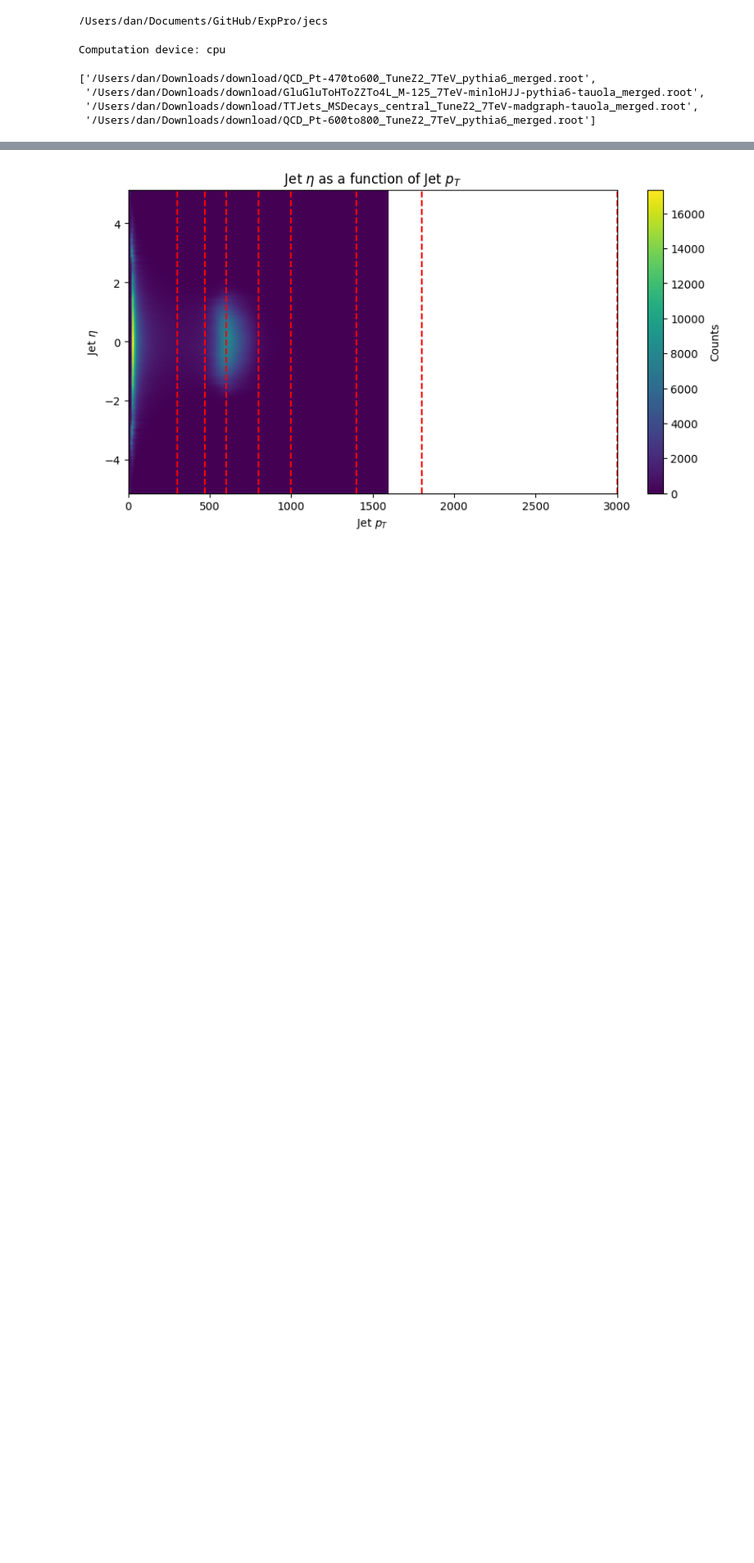
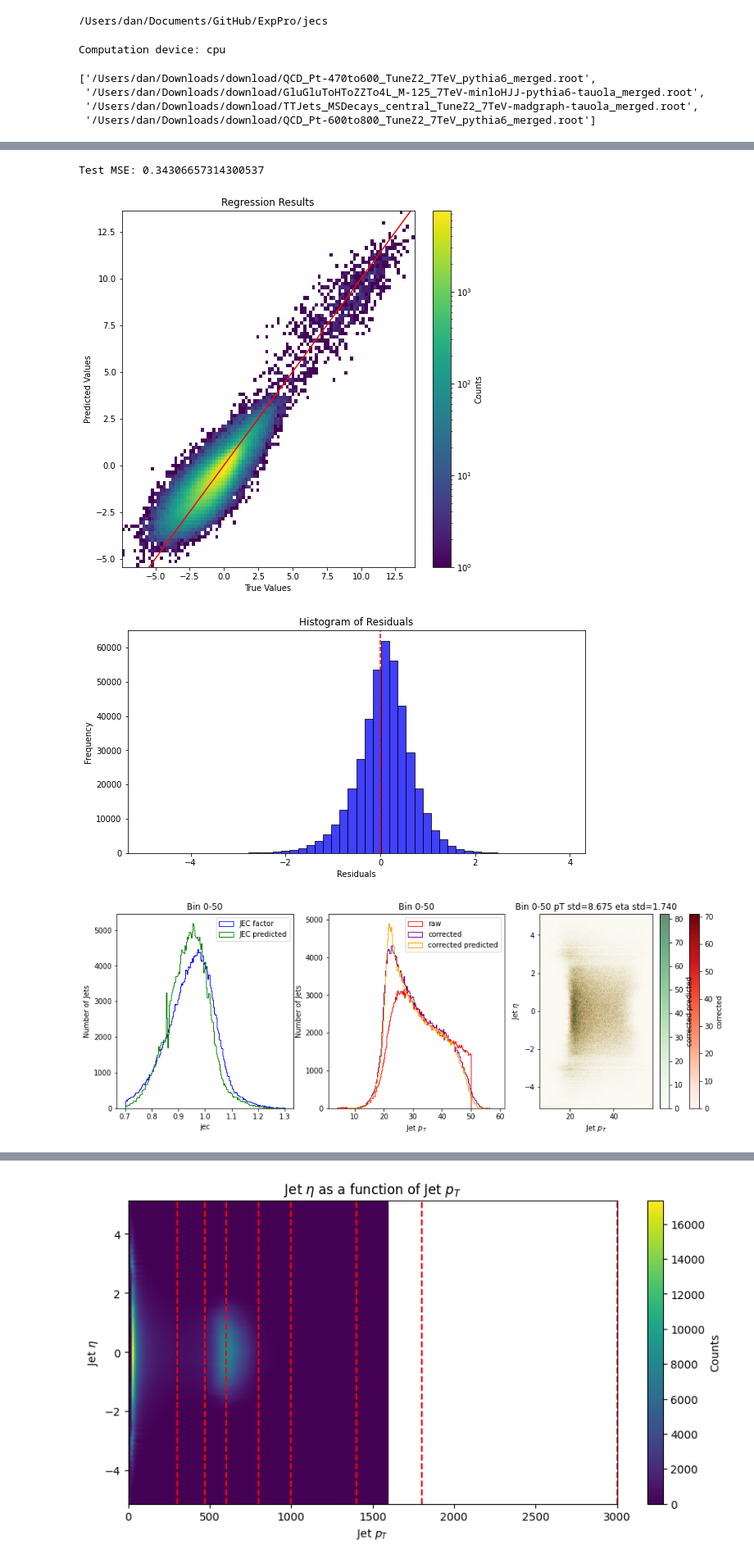
Before and after one commit to DanGodi/ExpPro, a Jupyter notebook: Notebooks/jecs_different_data.ipynb, the cells around one changed output, grey strips where cells are left out. Shown at 82% size. Drawn from its saved outputs; the diff is of its cells as text; code cells hidden in the pictures; blank space fills up the shorter version.

```diff
--- a/Notebooks/jecs_different_data.ipynb
+++ b/Notebooks/jecs_different_data.ipynb
@@ -135,0 +180,31 @@ Test MSE: 0.1502615064382553
+# %%
+fp = ['/Users/dan/Downloads/download/GluGluToHToZZTo4L_M-125_7TeV-minloHJJ-pythia6-tauola_merged.root']
+# Initialize empty NumPy arrays
+pts_test_third = np.empty((0,), dtype=np.float32)
+etas_test_third = np.empty((0,), dtype=np.float32)
+area_test_third = np.empty((0,), dtype=np.float32)
+npvs_test_third = np.empty((0,), dtype=np.int32)
+jecs_test_third = np.empty((0,), dtype=np.float32)
+
+# Load data efficiently
+for current_pts_test_third, current_etas_test_third, current_area_test_third, current_npvs_test_third, current_jecs_test_third in load_root_files(fp):
+    pts_test_third = np.concatenate((pts_test_third, np.array(current_pts_test_third, dtype=np.float32)))
+    etas_test_third = np.concatenate((etas_test_third, np.array(current_etas_test_third, dtype=np.float32)))
+    area_test_third = np.concatenate((area_test_third, np.array(current_area_test_third, dtype=np.float32)))
+    npvs_test_third = np.concatenate((npvs_test_third, np.array(current_npvs_test_third, dtype=np.int32)))
+    jecs_test_third = np.concatenate((jecs_test_third, np.array(current_jecs_test_third, dtype=np.float32)))
+# %%
+x_third=np.transpose(np.array([pts_test_third,etas_test_third,area_test_third,npvs_test_third]))
+y_third=np.array(jecs_test_third)
+# %%
+importlib.reload(dataset)
+
+import eval_multiple_src as eval
+
+importlib.reload(eval)
+eval.run(x_third,y_third)
+# %% [output]
+Test MSE: 0.34306657314300537
+[figure, added]
+[figure, added]
+[figure, added]
```
Also changed, not shown: parts of 9 cells of this notebook, 2 other files.
